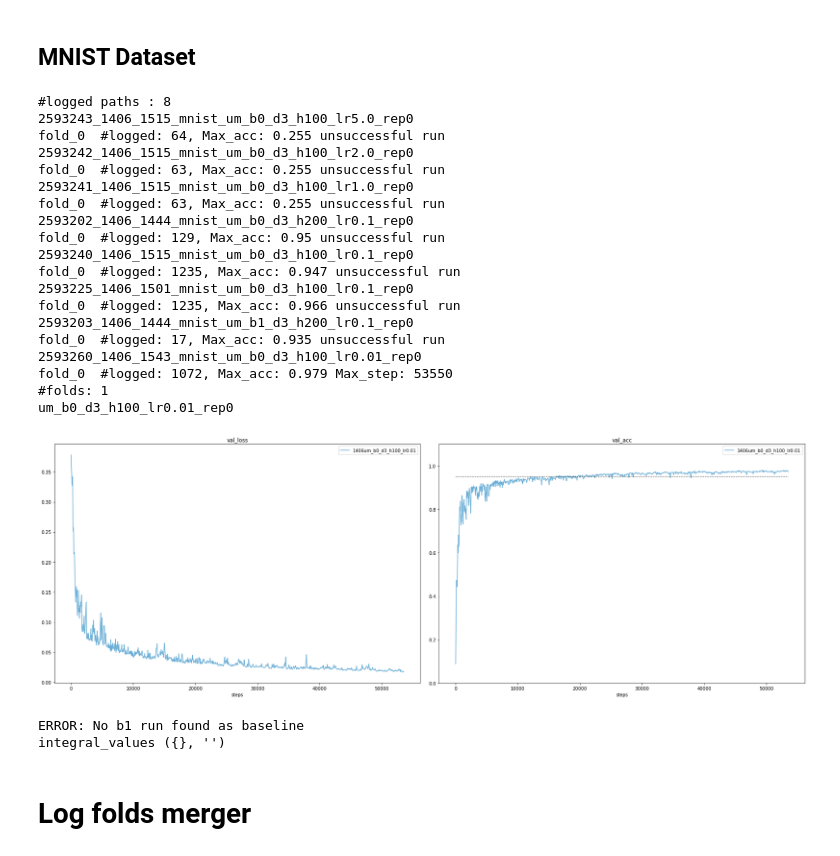
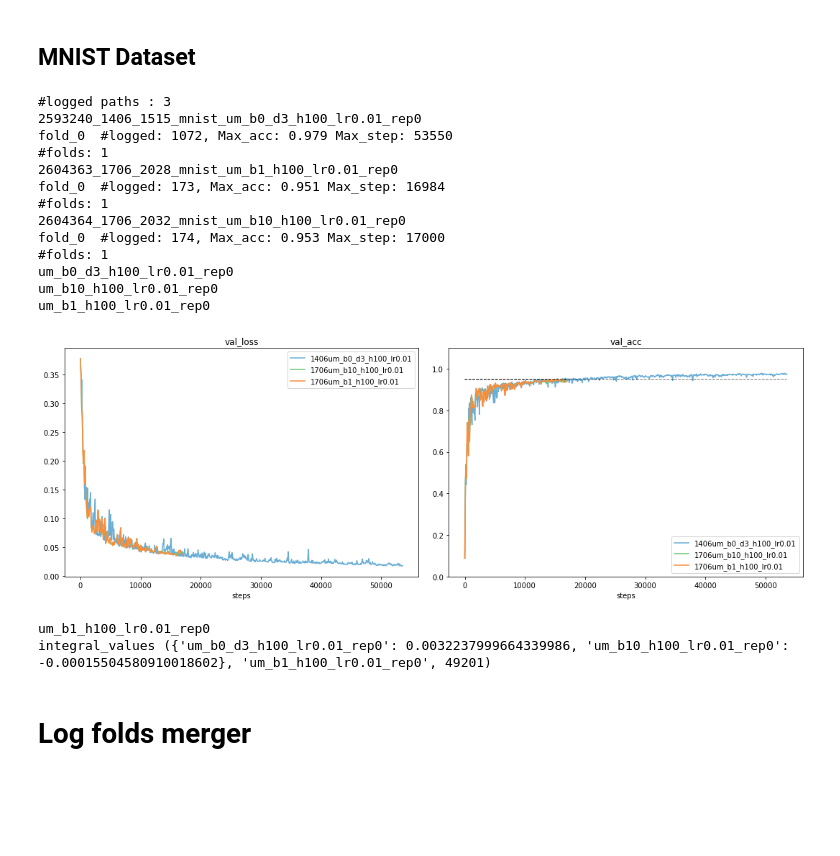
Before and after one commit to jeromel05/Ultrametric-benchmark-v2, a Jupyter notebook: notebooks/postprocessing_metrics.ipynb, the cells around one changed output. Saved outputs shown, nothing was run; the diff lists cells and outputs as text; code cells hidden in the pictures; blank space fills up the shorter version.

Commit message:
eval more frequently, notebook b plot

```diff
--- a/notebooks/postprocessing_metrics.ipynb
+++ b/notebooks/postprocessing_metrics.ipynb
@@ -8,6 +8,7 @@ import matplotlib.pyplot as plt
 import numpy as np
 import pandas as pd
 from pprint import pprint
+from scipy.optimize import curve_fit
 #%matplotlib widget
 %matplotlib inline
 
@@ -32,6 +33,7 @@ LOG_PATH = '../logs/'
 DL_LOG_PATH = '../dl_logs/logs/'
 FINAL_LOG_PATH = '../final_logs/'
 MERGED_LOG_PATH = '../dl_logs/merged_logs/'
+SPLIT_MERGED_LOG_PATH = '../dl_logs/merged_split_logs/'
 TEST_LOG_PATH = '../dl_logs/logs_test_dir/'
 TO_MERGE_LOG_PATH = '../dl_logs/to_merge/'
 # %%
@@ -334,0 +363,12 @@ metrics_to_plot = ['val_loss', 'val_acc', 'val_step']
+# %%
+integral_values_dict_um, integral_values_dict_split = dict(), dict()
+patts_to_search = ['synth_um_b[0-9]*_d5_+h60_lr2', 'synth_um_b[0-9]*_d6_+h120_lr2', 'synth_um_b[0-9]*_d7_+h250_lr2', 'synth_um_b[0-9]*_d8_+h500_lr5'] # 'synth_um_b[01]*_d9_h1000_lr5']
+patts_to_search = ['synth_split_b[0-9]*_d5_*(s[0-9]*)*_h[0-9]+_lr', 'synth_split_b[0-9]*_d6_*(s[0-9]*)*_h[0-9]+_lr']
+patts_to_search = ['synth_split_b[0-9]*_d6_*(s[0-9]*)*_h[0-9]+_lr']
+# MERGED_LOG_PATH DL_LOG_PATH SPLIT_MERGED_LOG_PATH
+
+for patt in patts_to_search:
+    val_accs_dict = plot_runs_w_regex(patt, 0.1, SPLIT_MERGED_LOG_PATH, verbose=True, delete_dir=False)
+    integral_values, name, b0_max_idx = compute_integral_values(val_accs_dict)
+    print('integral_values', integral_values)
+    res_dict[name] = (integral_values, b0_max_idx)
@@ -335,13 +397,14 @@ metrics_to_plot = ['val_loss', 'val_acc', 'val_step']
 # %%
-integral_values_dict = dict()
-patts_to_search2 = ['synth_um_b[051]*_d5_+h60_lr2','synth_um_b[051]*_d6_+h60_lr2', 'synth_um_b[015]*_d7_+h250_lr2', 'synth_um_b[051]*_d8_+h500_lr5'] # 'synth_um_b[01]*_d9_h1000_lr5']
-#patts_to_search2 = ['synth_split_b[0-9]*_d5_*(s[0-9]*)*_h[0-9]+_lr1.0'] #, 'synth_split_b[0-9]*_d6_*(s[0-9]*)*_h[0-9]+_lr.0']
-#patts_to_search2 = ['synth_split_*_d5','synth_split_*_d6','synth_split_*_d7',]  2599266_1606_1223_synth_split_b10_d6__s700_h60_lr2.0_rep3
-# MERGED_LOG_PATH DL_LOG_PATH
+mode_list = ['um', 'split']
 
-for patt in patts_to_search2:
-    val_accs_dict = plot_runs_w_regex(patt, 0.1, MERGED_LOG_PATH, verbose=False, delete_dir=False)
-    integral_values, name, b0_max_idx = compute_integral_values(val_accs_dict)
-    print('integral_values', integral_values)
-    integral_values_dict[name] = (integral_values, b0_max_idx)
+integral_values_dict_um, integral_values_dict_split = dict(), dict()
+patts_to_search_um = ['synth_um_b[0-9]*_d5_+h60_lr2', 'synth_um_b[0-9]*_d6_+h120_lr2', 'synth_um_b[0-9]*_d7_+h250_lr2', 'synth_um_b[0-9]*_d8_+h500_lr5'] # 'synth_um_b[01]*_d9_h1000_lr5']
+patts_to_search_split = ['synth_split_b[0-9]*_d5_*(s[0-9]*)*_h[0-9]+_lr', 'synth_split_b[0-9]*_d6_*(s[0-9]*)*_h[0-9]+_lr']
+
+for res_dict, patt_list, log_path in zip([integral_values_dict_um, integral_values_dict_split],[patts_to_search_um, patts_to_search_split], [MERGED_LOG_PATH, SPLIT_MERGED_LOG_PATH]):
+    for patt in patt_list:
+        val_accs_dict = plot_runs_w_regex(patt, 0.9, log_path, verbose=False, delete_dir=False)
+        integral_values, name, b0_max_idx = compute_integral_values(val_accs_dict)
+        print('integral_values', integral_values)
+        res_dict[name] = (integral_values, b0_max_idx)
 # %% [output]
@@ -486,39 +514,33 @@ plt.show()
 ## MNIST Dataset
 # %%
 integral_values_dict = dict()
-patts_to_search2 = ['mnist_']
+patts_to_search2 = ['mnist_[a-z_0-9]*_lr0.01']
 #patts_to_search2 = ['synth_split_b0_d5','synth_split_b1_d5','synth_split_b10+_d5','synth_split_b[0-9]*_d5']
 #patts_to_search2 = ['synth_split_*_d5','synth_split_*_d6','synth_split_*_d7',]
 
 # Mnist lr is 0.01
 for patt in patts_to_search2:
-    val_accs_dict = plot_runs_w_regex(patt, 0.97, DL_LOG_PATH, verbose=True, delete_dir=False)
+    val_accs_dict = plot_runs_w_regex(patt, 0.1, DL_LOG_PATH, verbose=True, delete_dir=False)
     integral_values = compute_integral_values(val_accs_dict)
     print('integral_values', integral_values)
     integral_values_dict[patt] = integral_values
 # %% [output]
-#logged paths : 8
-2593243_1406_1515_mnist_um_b0_d3_h100_lr5.0_rep0
-fold_0  #logged: 64, Max_acc: 0.255 unsuccessful run
-2593242_1406_1515_mnist_um_b0_d3_h100_lr2.0_rep0
-fold_0  #logged: 63, Max_acc: 0.255 unsuccessful run
-2593241_1406_1515_mnist_um_b0_d3_h100_lr1.0_rep0
-fold_0  #logged: 63, Max_acc: 0.255 unsuccessful run
-2593202_1406_1444_mnist_um_b0_d3_h200_lr0.1_rep0
-fold_0  #logged: 129, Max_acc: 0.95 unsuccessful run
-2593240_1406_1515_mnist_um_b0_d3_h100_lr0.1_rep0
-fold_0  #logged: 1235, Max_acc: 0.947 unsuccessful run
-2593225_1406_1501_mnist_um_b0_d3_h100_lr0.1_rep0
-fold_0  #logged: 1235, Max_acc: 0.966 unsuccessful run
-2593203_1406_1444_mnist_um_b1_d3_h200_lr0.1_rep0
-fold_0  #logged: 17, Max_acc: 0.935 unsuccessful run
-2593260_1406_1543_mnist_um_b0_d3_h100_lr0.01_rep0
+#logged paths : 3
+2593240_1406_1515_mnist_um_b0_d3_h100_lr0.01_rep0
 fold_0  #logged: 1072, Max_acc: 0.979 Max_step: 53550
 #folds: 1
+2604363_1706_2028_mnist_um_b1_h100_lr0.01_rep0
+fold_0  #logged: 173, Max_acc: 0.951 Max_step: 16984
+#folds: 1
+2604364_1706_2032_mnist_um_b10_h100_lr0.01_rep0
+fold_0  #logged: 174, Max_acc: 0.953 Max_step: 17000
+#folds: 1
 um_b0_d3_h100_lr0.01_rep0
+um_b10_h100_lr0.01_rep0
+um_b1_h100_lr0.01_rep0
-[figure, old version]
+[figure, new version]
-ERROR: No b1 run found as baseline
-integral_values ({}, '')
+um_b1_h100_lr0.01_rep0
+integral_values ({'um_b0_d3_h100_lr0.01_rep0': 0.0032237999664339986, 'um_b10_h100_lr0.01_rep0': -0.00015504580910018602}, 'um_b1_h100_lr0.01_rep0', 49201)
 # %% [markdown]
 # Log folds merger
 # %%
```
Also changed, not shown: parts of 12 cells of this notebook, 3 other files.
